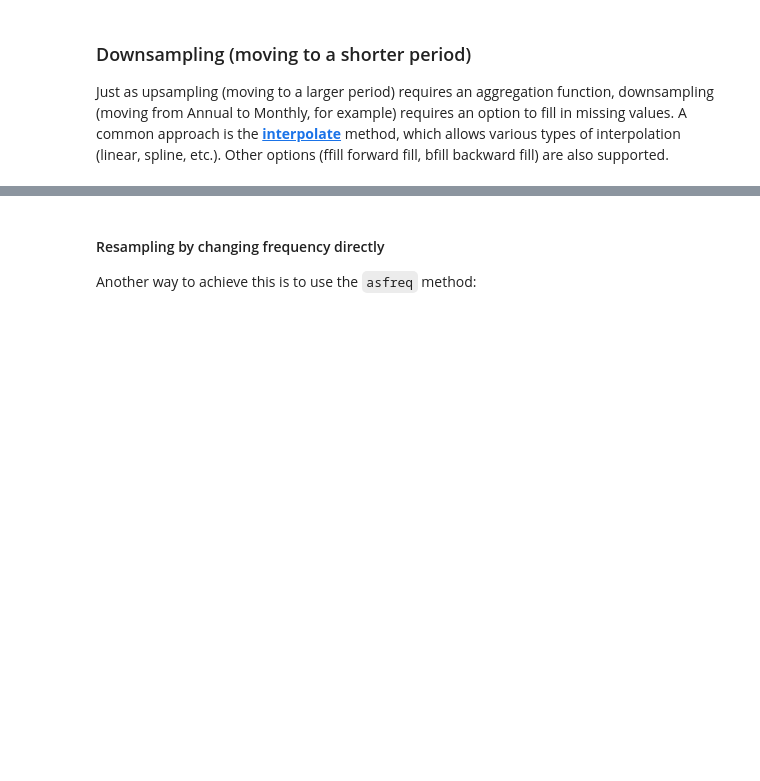
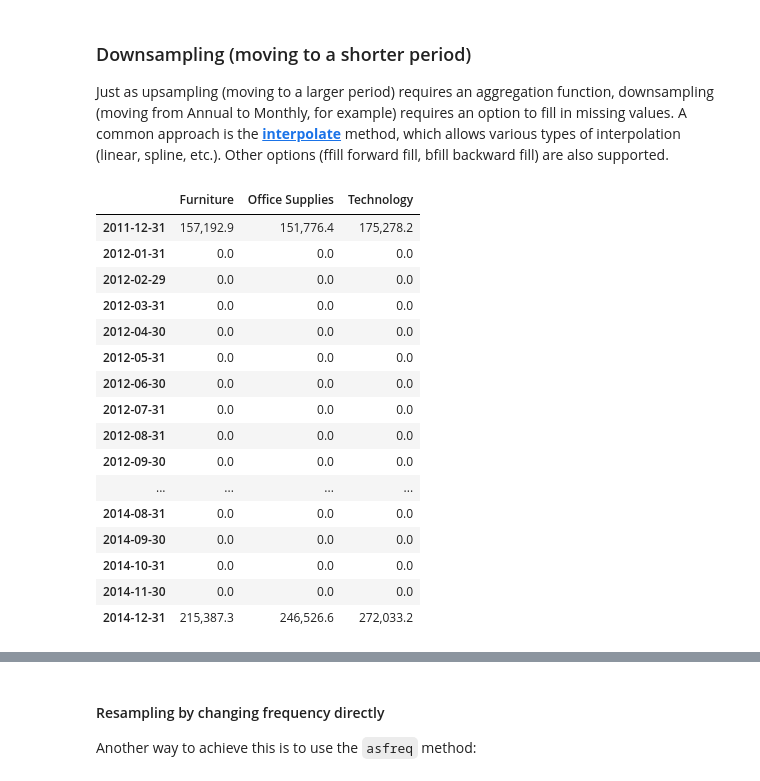
Before and after one commit to Theofilusarifin/forecasting-and-time-series-analysis, a Jupyter notebook: pandas_timeseries/code.ipynb, the cells around one changed output, grey strips where cells are left out. Saved outputs shown, nothing was run; the diff lists cells and outputs as text; code cells hidden in the pictures; blank space fills up the shorter version.

```diff
--- a/pandas_timeseries/code.ipynb
+++ b/pandas_timeseries/code.ipynb
@@ -436,6 +476,27 @@ print(sales_annual.head())
 # %% [markdown]
 ### Downsampling (moving to a shorter period)
 Just as upsampling (moving to a larger period) requires an aggregation function, downsampling (moving from Annual to Monthly, for example) requires an option to fill in missing values. A common approach is the __[interpolate](https://pandas.pydata.org/pandas-docs/stable/reference/api/pandas.core.resample.Resampler.interpolate.html)__ method, which allows various types of interpolation (linear, spline, etc.). Other options (ffill forward fill, bfill backward fill) are also supported.
+# %%
+sales_monthly_from_annual = sales_annual.resample('M').sum()
+display(sales_monthly_from_annual)
+# %% [output]
+|  | Furniture | Office Supplies | Technology |
+| 2011-12-31 | 157,192.9 | 151,776.4 | 175,278.2 |
+| 2012-01-31 | 0.0 | 0.0 | 0.0 |
+| 2012-02-29 | 0.0 | 0.0 | 0.0 |
+| 2012-03-31 | 0.0 | 0.0 | 0.0 |
+| 2012-04-30 | 0.0 | 0.0 | 0.0 |
+| 2012-05-31 | 0.0 | 0.0 | 0.0 |
+| 2012-06-30 | 0.0 | 0.0 | 0.0 |
+| 2012-07-31 | 0.0 | 0.0 | 0.0 |
+| 2012-08-31 | 0.0 | 0.0 | 0.0 |
+| 2012-09-30 | 0.0 | 0.0 | 0.0 |
+| ... | ... | ... | ... |
+| 2014-08-31 | 0.0 | 0.0 | 0.0 |
+| 2014-09-30 | 0.0 | 0.0 | 0.0 |
+| 2014-10-31 | 0.0 | 0.0 | 0.0 |
+| 2014-11-30 | 0.0 | 0.0 | 0.0 |
+| 2014-12-31 | 215,387.3 | 246,526.6 | 272,033.2 |
 # %%
 # Note that downsampling (from Annual to Monthly for example) produces missing values:
 sales_monthly_from_annual = sales_annual.resample('M')
```
Also changed, not shown: parts of 14 cells of this notebook.
